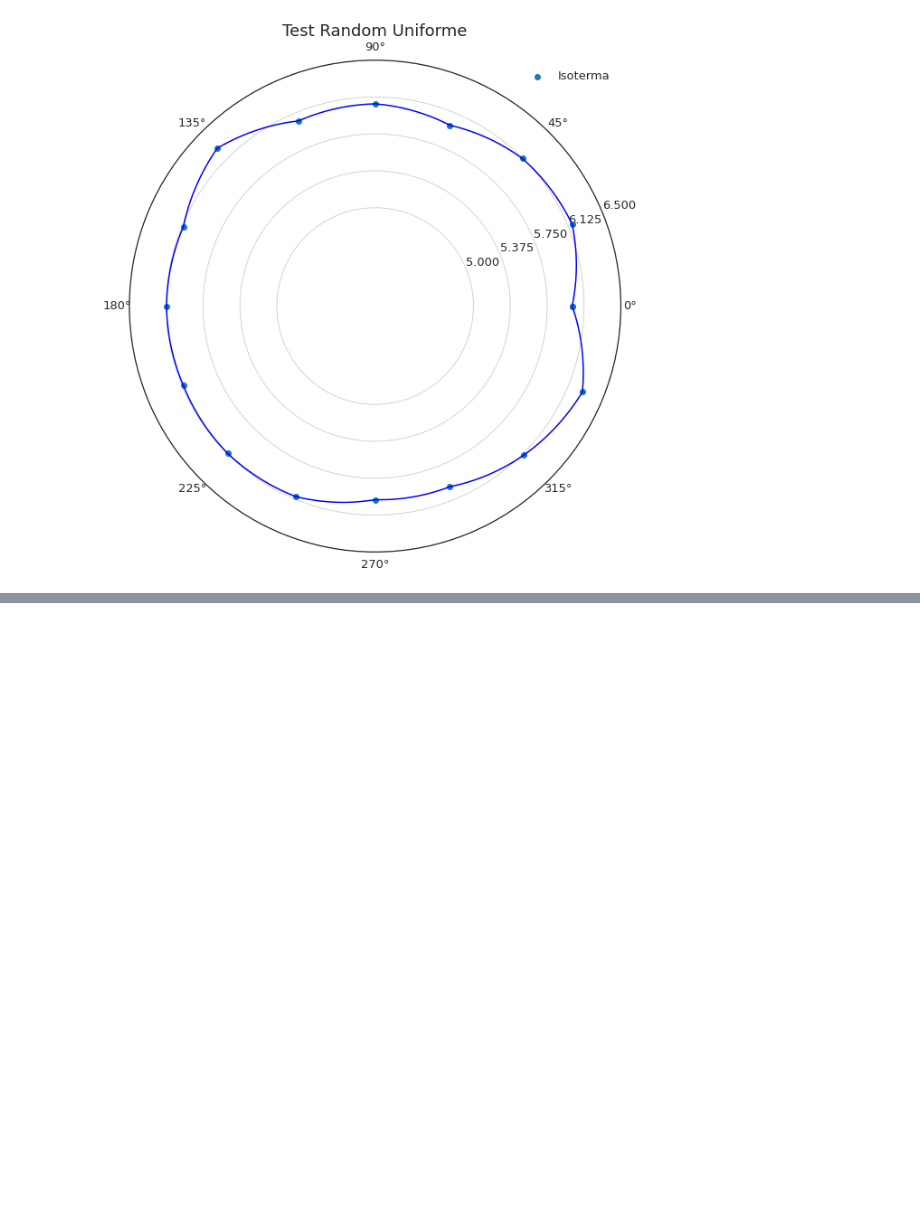
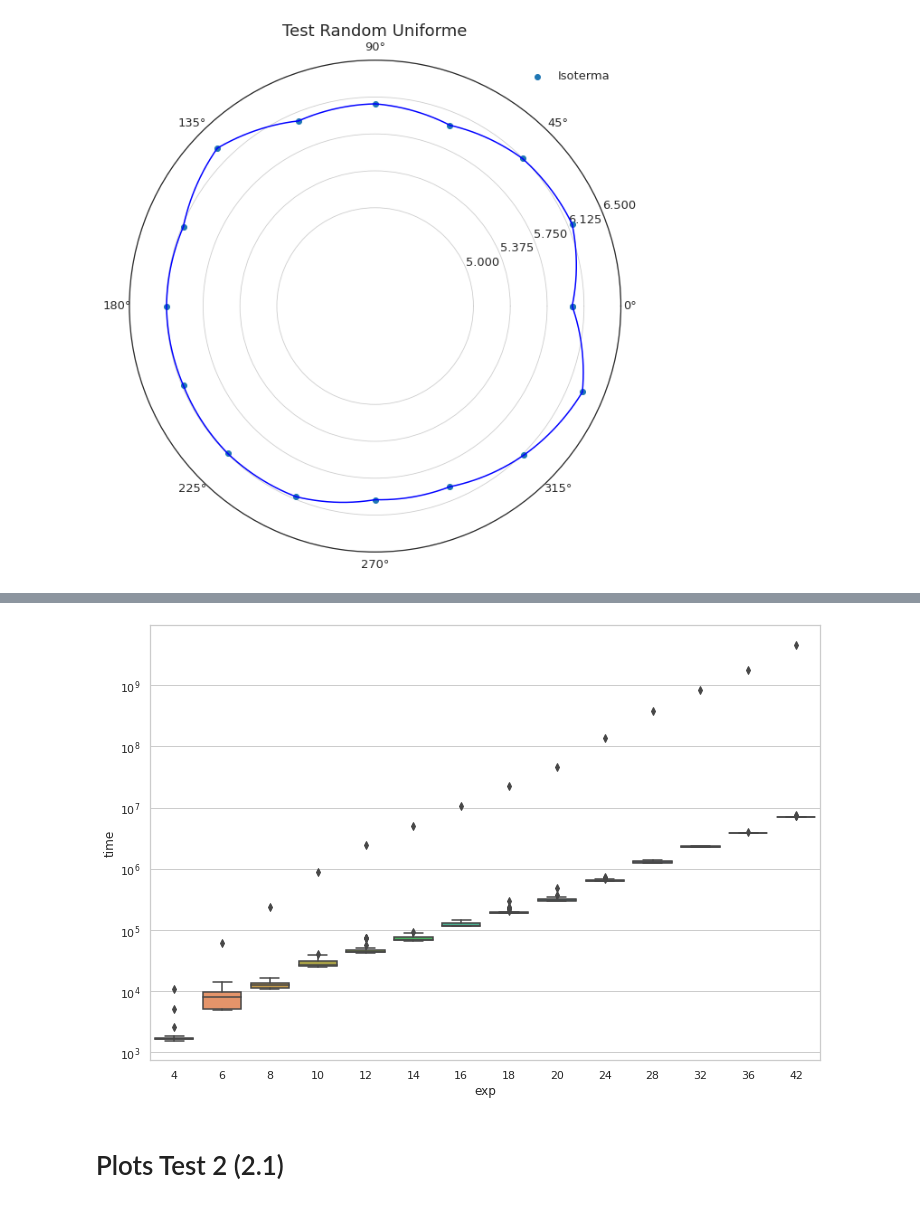
Before and after one commit to pablolp99/mn-tp1, a Jupyter notebook: experiments/plots.ipynb, the cells around one changed output, grey strips where cells are left out. Cells and saved outputs as stored; diff of their text form; code cells hidden in the pictures; blank space fills up the shorter version.

```diff
--- a/experiments/plots.ipynb
+++ b/experiments/plots.ipynb
@@ -68,0 +110,8 @@ plt.contour(x,z,(X+Z),[0])
+# %%
+sns.set_theme(style="whitegrid")
+ax = sns.boxplot(x="exp", y="time", data=df_lu)
+plt.yscale('log')
+# %% [output]
+[figure, added]
+# %% [markdown]
+# Plots Test 2 (2.1)
```
Also changed, not shown: parts of 17 cells of this notebook.
